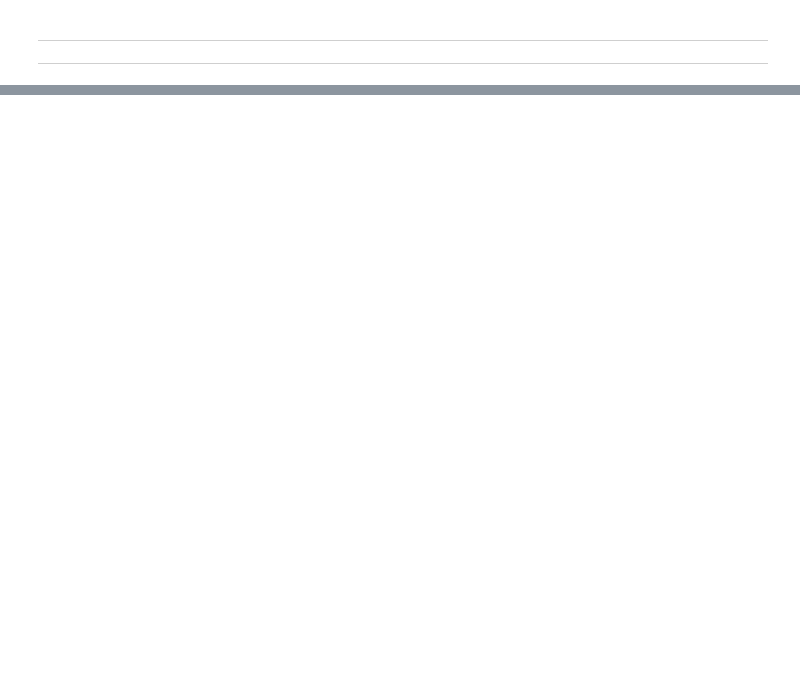
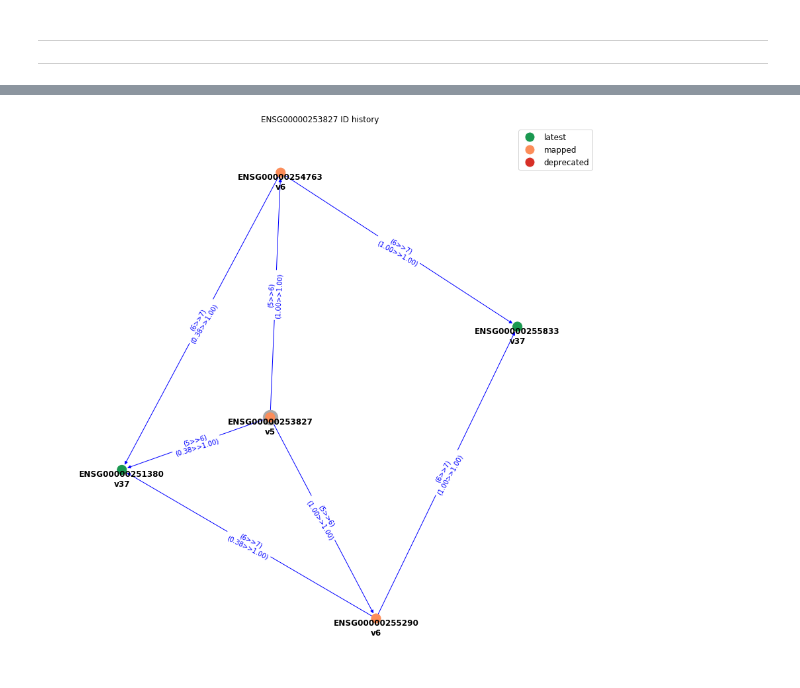
Before and after one commit to HugoGuillen/genehtracker, a Jupyter notebook: dev.ipynb, the cells around one changed output, grey strips where cells are left out. Saved outputs shown, nothing was run; the diff lists cells and outputs as text; code cells hidden in the pictures; blank space fills up the shorter version.

```diff
--- a/dev.ipynb
+++ b/dev.ipynb
@@ -309,0 +380,6 @@ ENSG00000122952 ENSG00000122952
+# %%
+#GH.query_by_geneid_list(gene_list)
+#GH.putative_mappings(gene_list)
+GH.plot_gene_subtree('ENSG00000253827',output_img='img/map_example.png',output_gml='img/map_example.gml')
+# %% [output]
+[figure, added]
```
Also changed, not shown: parts of 6 cells of this notebook, 3 other files.
